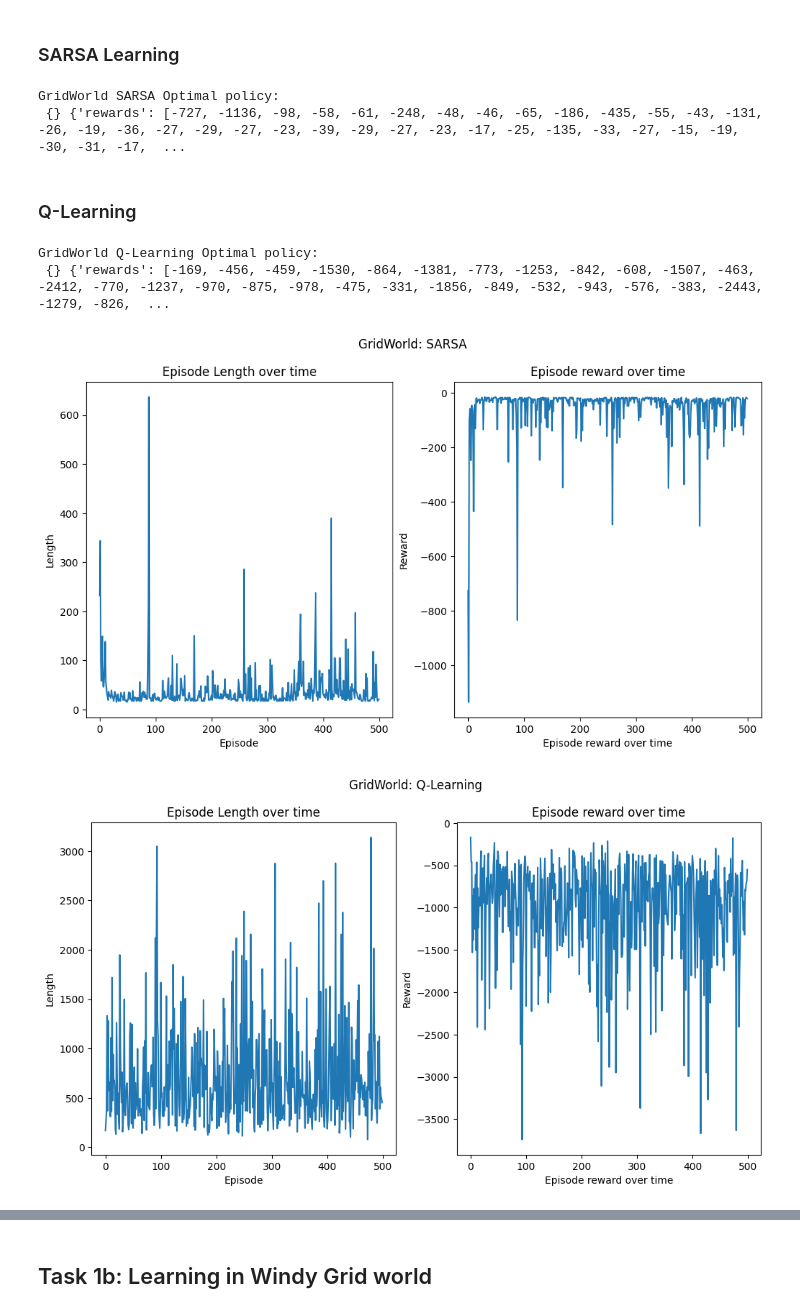
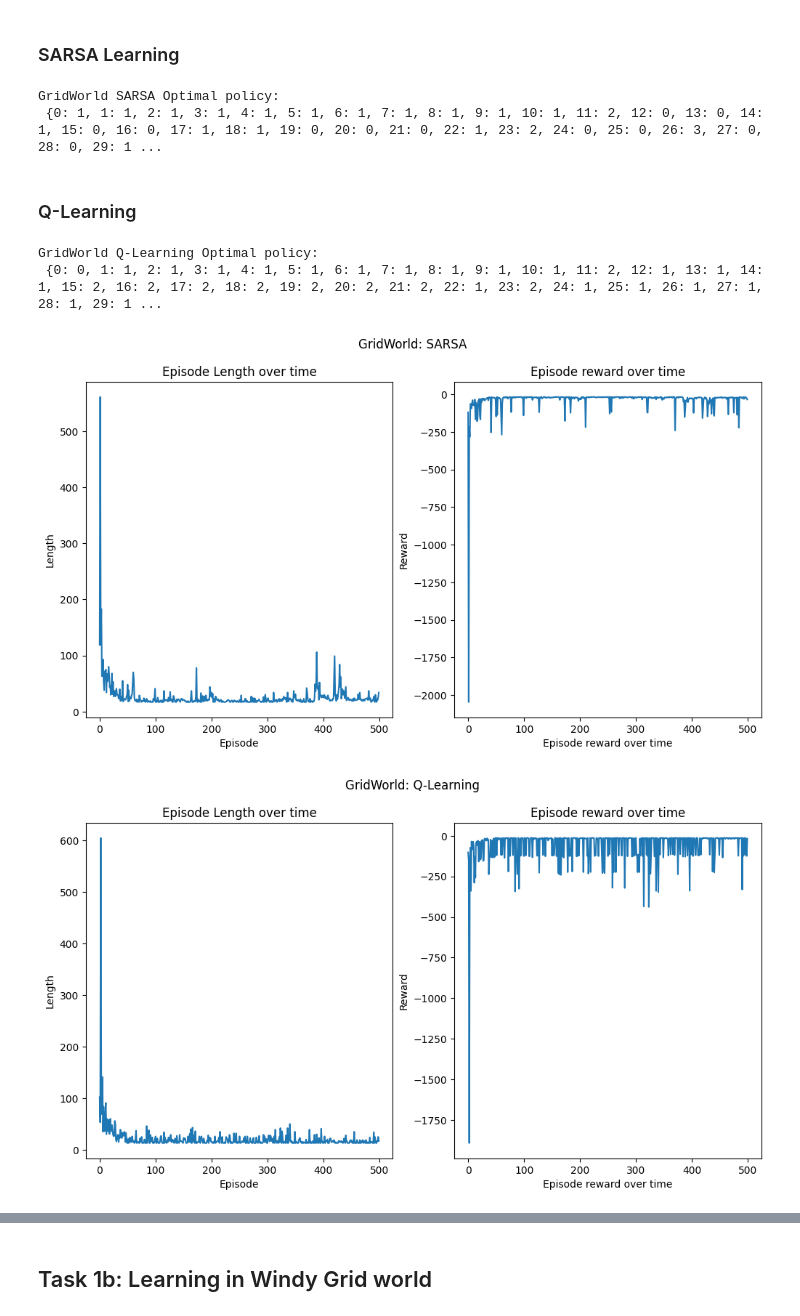
Before and after one commit to Hanjianlee/IT5005, a Jupyter notebook: assignment3/IT5005_AI_Assignment 3-3.ipynb, the cells around one changed output, grey strips where cells are left out. Cells and saved outputs as stored; diff of their text form; code cells hidden in the pictures.

```diff
--- a/assignment3/IT5005_AI_Assignment 3-3.ipynb
+++ b/assignment3/IT5005_AI_Assignment 3-3.ipynb
@@ -182,11 +232,15 @@ def sarsa(env, Q, num_actions, num_episodes, epsilon, lr):
     return Q, policy, {"rewards": total_reward_episode, "length": episode_length}
 # %%
 # Run SARSA
+
+# reset Q(s,a) as all zero before start learning
+Q = {i: [0] * num_actions for i in range(num_states)}
+
 optimal_sarsa_Q, sarsa_optimal_policy, sarsa_info = sarsa(env, Q, num_actions, num_episodes, epsilon, lr)
-print("\nGridWorld SARSA Optimal policy: \n", sarsa_optimal_policy,sarsa_info)
+print("\nGridWorld SARSA Optimal policy: \n", sarsa_optimal_policy)
 # %% [output]
 GridWorld SARSA Optimal policy:
- {} {'rewards': [-727, -1136, -98, -58, -61, -248, -48, -46, -65, -186, -435, -55, -43, -131, -26, -19, -36, -27, -29, -27, -23, -39, -29, -27, -23, -17, -25, -135, -33, -27, -15, -19, -30, -31, -17,  ...
+ {0: 1, 1: 1, 2: 1, 3: 1, 4: 1, 5: 1, 6: 1, 7: 1, 8: 1, 9: 1, 10: 1, 11: 2, 12: 0, 13: 0, 14: 1, 15: 0, 16: 0, 17: 1, 18: 1, 19: 0, 20: 0, 21: 0, 22: 1, 23: 2, 24: 0, 25: 0, 26: 3, 27: 0, 28: 0, 29: 1 ...
 # %% [markdown]
 ### Q-Learning
 # %%
@@ -200,33 +254,43 @@ def q_learning(env, Q, num_actions, num_episodes, epsilon, lr):
         state = env.reset()
         is_done = False
         # Implemnt Q-Learning
+
         while not is_done:
+            # Choose action from state using behavioral policy
             action = behavioral_policy(state, Q, num_actions, epsilon)
-            next_state, reward, done, _ = env.step(action)
+            # take action in state
+            next_state, reward, is_done, _ = env.step(action)
+            # calculate TD error
+            target = reward + gamma * max(Q[next_state])
+            predict = Q[state][action]
+            error = target - predict
+            # update Q[state][action]
+            Q[state][action] = Q[state][action] + lr * error
+            # update state as next_state
+            state = next_state
 
             total_reward_episode[episode] += reward
             episode_length[episode] += 1
 
-            # Update Q values
-            best_next_action = np.argmax(Q[next_state])
-            td_target = reward + Q[next_state][best_next_action] # gamma = 1
-            td_delta = td_target - Q[state][action]
-            Q[state][action] += lr * td_delta
-
-            is_done = done
-
     policy = {}
     # Write the code here
 
+    # calculate final found policy for each state
+    for s in Q:
+        policy[s] = np.argmax(Q[s])
+
     return Q, policy, {"rewards": total_reward_episode, "length": episode_length}
 # %%
 # Run Q-Learning
 
+# reset Q(s,a) as all zero before start learning
+Q = {i: [0] * num_actions for i in range(num_states)}
+
 optimal_Q, q_optimal_policy, q_info = q_learning(env, Q, num_actions, num_episodes, epsilon, lr)
-print("\nGridWorld Q-Learning Optimal policy: \n", q_optimal_policy,q_info)
+print("\nGridWorld Q-Learning Optimal policy: \n", q_optimal_policy)
 # %% [output]
 GridWorld Q-Learning Optimal policy:
- {} {'rewards': [-169, -456, -459, -1530, -864, -1381, -773, -1253, -842, -608, -1507, -463, -2412, -770, -1237, -970, -875, -978, -475, -331, -1856, -849, -532, -943, -576, -383, -2443, -1279, -826,  ...
+ {0: 0, 1: 1, 2: 1, 3: 1, 4: 1, 5: 1, 6: 1, 7: 1, 8: 1, 9: 1, 10: 1, 11: 2, 12: 1, 13: 1, 14: 1, 15: 2, 16: 2, 17: 2, 18: 2, 19: 2, 20: 2, 21: 2, 22: 1, 23: 2, 24: 1, 25: 1, 26: 1, 27: 1, 28: 1, 29: 1 ...
 # %%
 # run this cell if you do not have the matplotlib library
 # !pip install matplotlib
@@ -243,9 +307,14 @@ def plot_rate(episode_length, total_reward_episode, title):
     fig.suptitle(title)
 
     plt.show()
-# %%
-plot_rate(sarsa_info["length"], sarsa_info["rewards"], "GridWorld: SARSA")
-plot_rate(q_info["length"], q_info["rewards"], "GridWorld: Q-Learning")
-# %% [output]
-[figure, removed]
-[figure, removed]
+# %%
+plot_rate(sarsa_info["length"], sarsa_info["rewards"], "GridWorld: SARSA")
+plot_rate(q_info["length"], q_info["rewards"], "GridWorld: Q-Learning")
+
+# smooth the curve drawn
+from scipy.signal import savgol_filter
+plot_rate(savgol_filter(sarsa_info["length"],51,3), savgol_filter(sarsa_info["rewards"],51,3), "GridWorld: SARSA (smoothed)")
+plot_rate(savgol_filter(q_info["length"],51,3), savgol_filter(q_info["rewards"],51,3), "GridWorld: Q-Learning (smoothed)")
+# %% [output]
+[figure, added]
+[figure, added]
```
Also changed, not shown: parts of 17 cells of this notebook.
